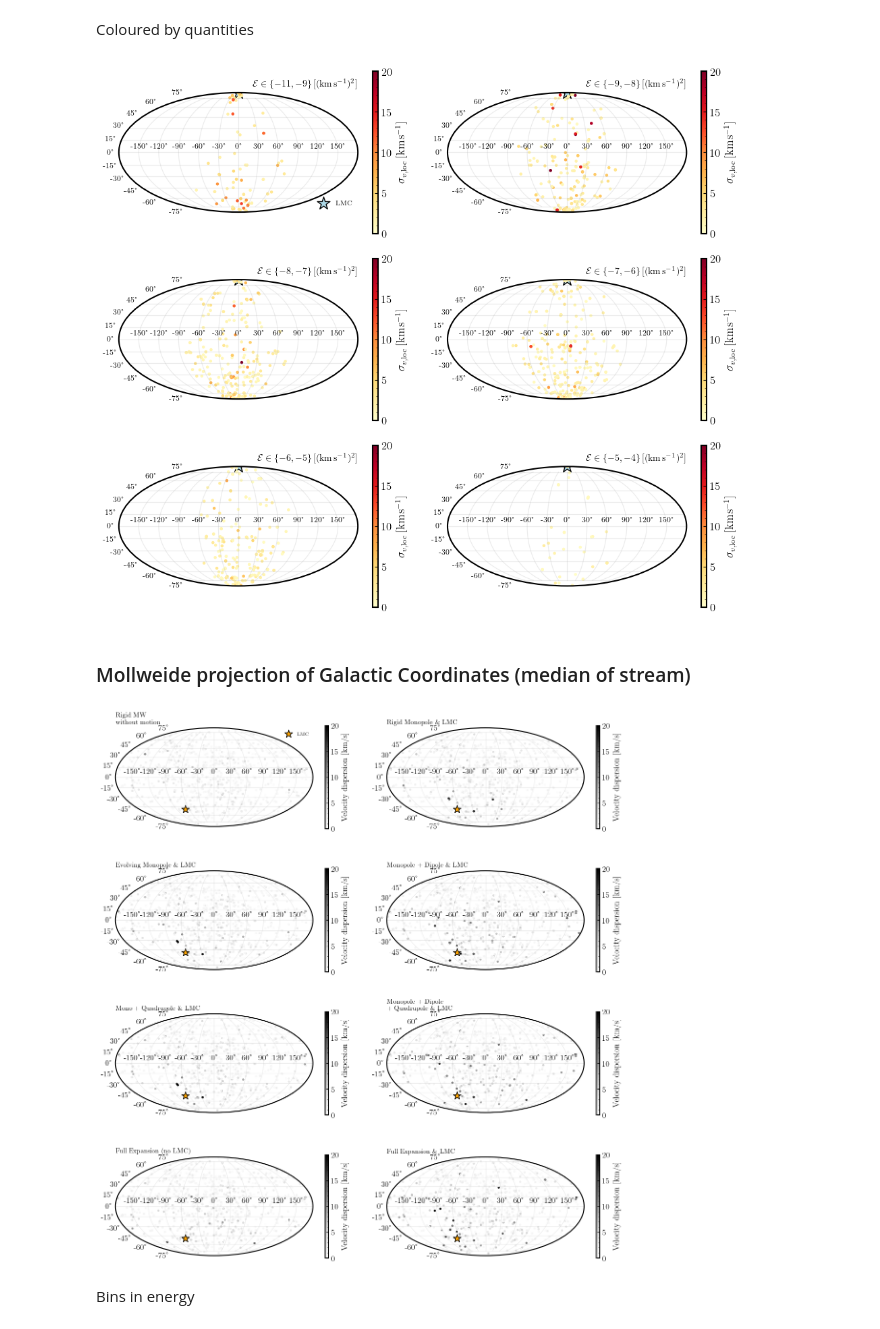
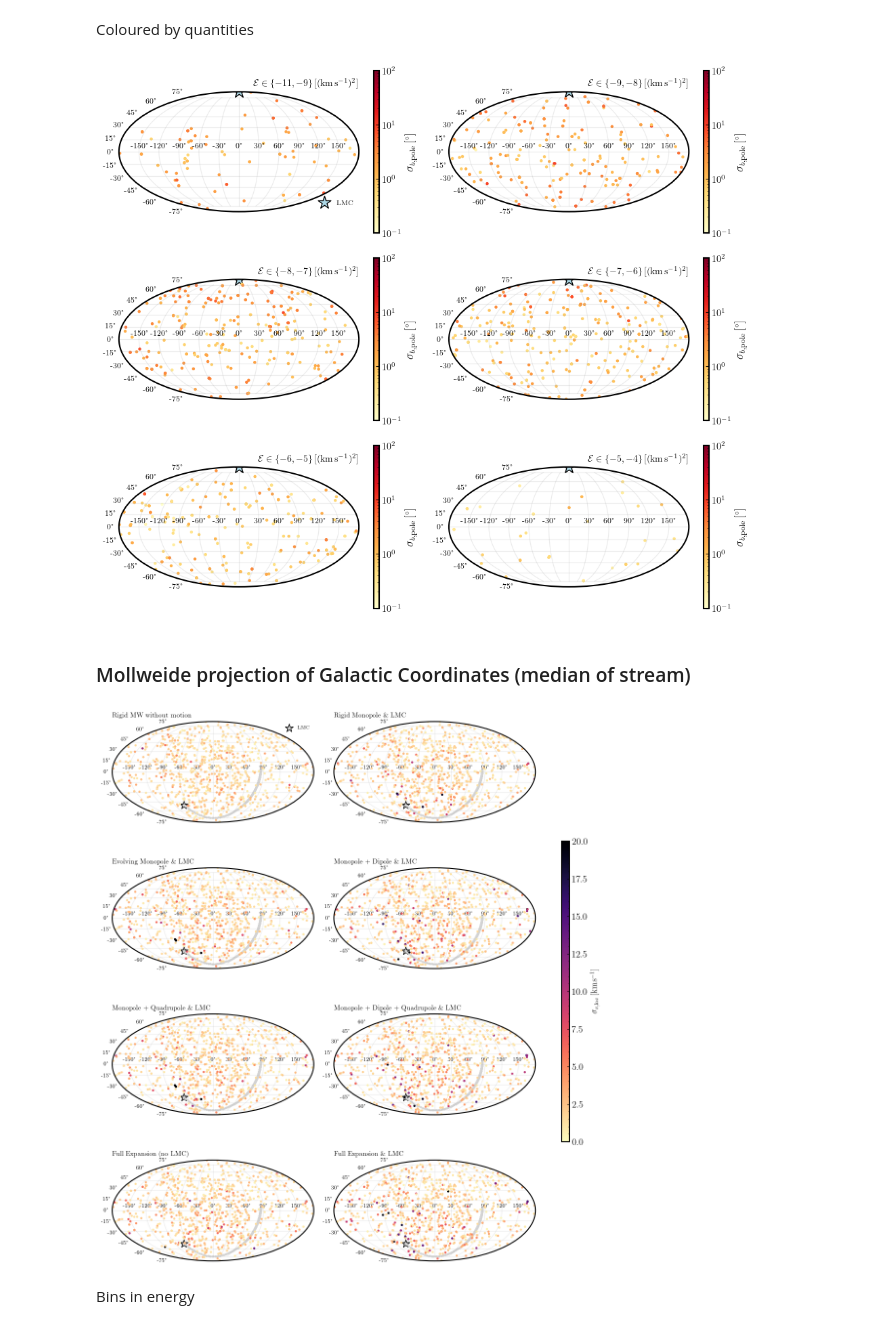
Before and after one commit to dc-broo3/oceanus, a Jupyter notebook: analysis/mollewideplots.ipynb, the cells around one changed output. Drawn from its saved outputs; the diff is of its cells as text; code cells hidden in the pictures.

```diff
--- a/analysis/mollewideplots.ipynb
+++ b/analysis/mollewideplots.ipynb
@@ -481,29 +492,29 @@ def median_mollweide_poles_Ebins(data_path, potential, frame, cbar, plotname, sa
 path = '/mnt/ceph/users/rbrooks/oceanus/analysis/stream-runs/combined-files/plotting_data/1024-dthalfMyr-10rpmin-75ramax/'
 pot = 'Full-MWhalo-MWdisc-LMC.hdf5'
 
-median_mollweide_poles_Ebins(path, pot, 'LMC', 'veldis', 'pole-ebins-veldis-fullexp', True)
+median_mollweide_poles_Ebins(path, pot, 'LMC', 'lat_pole', 'pole-ebins-fullexp', True)
 # %% [output]
-[figure, old version]
+[figure, new version]
 # %% [markdown]
 ### Mollweide projection of Galactic Coordinates (median of stream)
 # %%
-def galactic_coords(p, v):
+# def galactic_coords(p, v):
 
-    galcen_v_sun = (11.1, 245, 7.3)*u.km/u.s
-    galcen_distance = 8.249*u.kpc
+#     galcen_v_sun = (11.1, 245, 7.3)*u.km/u.s
+#     galcen_distance = 8.249*u.kpc
 
-    # positions = p + Model.expansion_centres(0.)[:3]
-    # velocities = v + Model.expansion_centre_velocities(0.)[:3]
+#     # positions = p + Model.expansion_centres(0.)[:3]
+#     # velocities = v + Model.expansion_centre_velocities(0.)[:3]
 
-    posvel_gc = SkyCoord(x=p[:,0]*u.kpc, y=p[:,1]*u.kpc, z=p[:,2]*u.kpc,
-                         v_x=v[:,0]*u.km/u.s, v_y=v[:,1]*u.km/u.s, v_z=v[:,2]*u.km/u.s ,
-                         frame='galactocentric', galcen_distance=galcen_distance, galcen_v_sun=galcen_v_sun)
-    posvel_galactic = posvel_gc.transform_to('galactic')
-    posvel_galactic_rc = gc.reflex_correct(posvel_galactic)
-    l, b, d = np.nanmedian(posvel_galactic_rc.l), np.nanmedian(posvel_galactic_rc.b), np.nanmedian(posvel_galactic_rc.distance)
-    pm_l_cosb, pm_b, rvs = np.nanmedian(posvel_galactic_rc.pm_l_cosb), np.nanmedian(posvel_galactic_rc.pm_b), np.nanmedian(posvel_galactic_rc.radial_velocity)
+#     posvel_gc = SkyCoord(x=p[:,0]*u.kpc, y=p[:,1]*u.kpc, z=p[:,2]*u.kpc,
+#                          v_x=v[:,0]*u.km/u.s, v_y=v[:,1]*u.km/u.s, v_z=v[:,2]*u.km/u.s ,
+#                          frame='galactocentric', galcen_distance=galcen_distance, galcen_v_sun=galcen_v_sun)
+#     posvel_galactic = posvel_gc.transform_to('galactic')
+#     posvel_galactic_rc = gc.reflex_correct(posvel_galactic)
+#     l, b, d = np.nanmedian(posvel_galactic_rc.l), np.nanmedian(posvel_galactic_rc.b), np.nanmedian(posvel_galactic_rc.distance)
+#     pm_l_cosb, pm_b, rvs = np.nanmedian(posvel_galactic_rc.pm_l_cosb), np.nanmedian(posvel_galactic_rc.pm_b), np.nanmedian(posvel_galactic_rc.radial_velocity)
 
-    sigma_rv = np.nanstd(posvel_galactic_rc.radial_velocity)
+#     sigma_rv = np.nanstd(posvel_galactic_rc.radial_velocity)
 
-    return l.value, b.value, d.value, pm_l_cosb.value, pm_b.value, rvs.value, sigma_rv.value
+#     return l.value, b.value, d.value, pm_l_cosb.value, pm_b.value, rvs.value, sigma_rv.value
 # %%
@@ -558,16 +619,16 @@ def mollewide_gc(path_data, pots, pot_labels, plotname, savefig=False):
 # %%
 path = '/mnt/ceph/users/rbrooks/oceanus/analysis/stream-runs/combined-files/plotting_data/1024-dthalfMyr-10rpmin-75ramax/'
 
 potentials = list(['rigid-mw.hdf5','rm-MWhalo-full-MWdisc-full-LMC.hdf5', 'em-MWhalo-full-MWdisc-full-LMC.hdf5',\
                        'md-MWhalo-full-MWdisc-full-LMC.hdf5', 'mq-MWhalo-full-MWdisc-full-LMC.hdf5', 'mdq-MWhalo-full-MWdisc-full-LMC.hdf5',\
                         'full-MWhalo-full-MWdisc-no-LMC.hdf5', 'Full-MWhalo-MWdisc-LMC.hdf5',])
 
-labels = list(['Rigid MW \n without motion','Rigid Monopole \& LMC', 'Evolving Monopole \& LMC', 'Monopole + Dipole \& LMC', 'Mono + Quadrupole \& LMC', \
-               'Monopole + Dipole \n + Quadrupole \& LMC',  'Full Expansion (no LMC)', 'Full Expansion \& LMC'])
+labels = list(['Rigid MW without motion','Rigid Monopole \& LMC', 'Evolving Monopole \& LMC', 'Monopole + Dipole \& LMC', 'Monopole + Quadrupole \& LMC', \
+               'Monopole + Dipole + Quadrupole \& LMC',  'Full Expansion (no LMC)', 'Full Expansion \& LMC'])
 
-mollewide_gc(path, potentials, labels, 'mollweide_gc_veldis', True)
+mollewide_gc(path, potentials, 'veldis', labels, 'mollweide_gc', True)
 # %% [output]
-[figure, old version]
+[figure, new version]
 # %% [markdown]
 Bins in energy
 # %%
```
Also changed, not shown: parts of 10 cells of this notebook, 36 other files.
